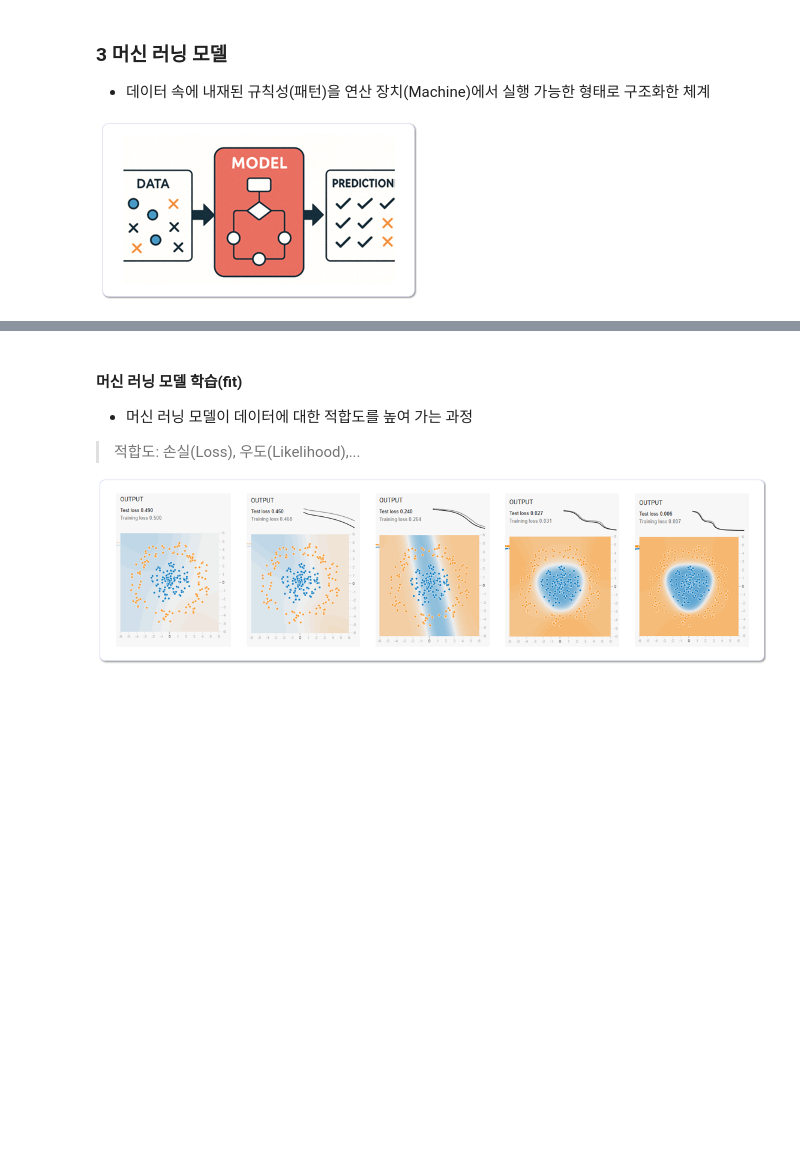
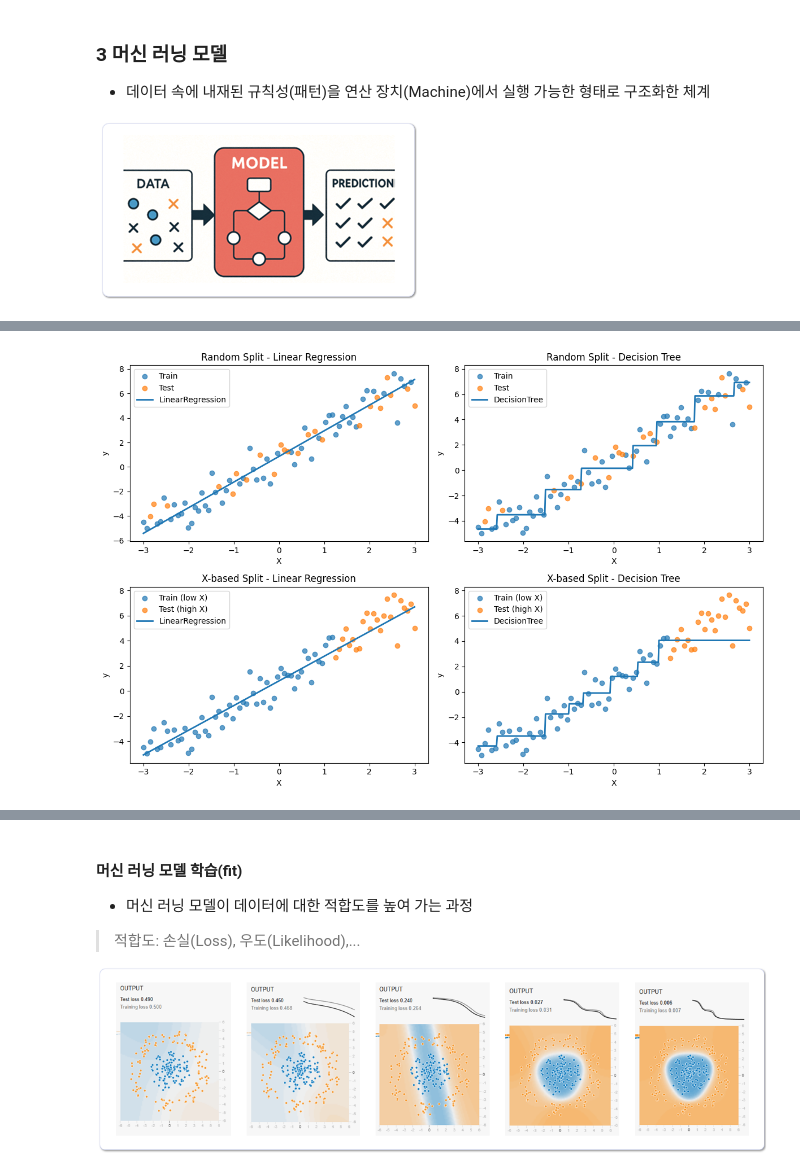
Before and after one commit to sunkusun9/DS_Lv3_elearning, a Jupyter notebook: 11. 머신 러닝.ipynb, the cells around one changed output, grey strips where cells are left out. Saved outputs shown, nothing was run; the diff lists cells and outputs as text; code cells hidden in the pictures; blank space fills up the shorter version.

```diff
--- a/11. 머신 러닝.ipynb
+++ b/11. 머신 러닝.ipynb
@@ -101,0 +228,47 @@ df_berry.head()
+# %%
+plt.figure(figsize=(12, 8))
+
+# ------------------ (1) 랜덤 분할 — Linear Regression ------------------
+plt.subplot(2, 2, 1)
+plt.scatter(X_train_rand_a, y_train_rand_a, label="Train", alpha=0.7)
+plt.scatter(X_test_rand_a, y_test_rand_a, label="Test", alpha=0.7)
+plt.plot(X_plot_a, y_pred_rand_lin_a, label="LinearRegression", linewidth=2)
+plt.title("Random Split - Linear Regression")
+plt.xlabel("X")
+plt.ylabel("y")
+plt.legend()
+
+# ------------------ (2) 랜덤 분할 — Decision Tree ------------------
+plt.subplot(2, 2, 2)
+plt.scatter(X_train_rand_a, y_train_rand_a, label="Train", alpha=0.7)
+plt.scatter(X_test_rand_a, y_test_rand_a, label="Test", alpha=0.7)
+plt.plot(X_plot_a, y_pred_rand_tree_a, label="DecisionTree", linewidth=2)
+plt.title("Random Split - Decision Tree")
+plt.xlabel("X")
+plt.ylabel("y")
+plt.legend()
+
+# ------------------ (3) X 기준 분할 — Linear Regression ------------------
+plt.subplot(2, 2, 3)
+plt.scatter(X_train_x_a, y_train_x_a, label="Train (low X)", alpha=0.7)
+plt.scatter(X_test_x_a, y_test_x_a, label="Test (high X)", alpha=0.7)
+plt.plot(X_plot_a, y_pred_x_lin_a, label="LinearRegression", linewidth=2)
+plt.title("X-based Split - Linear Regression")
+plt.xlabel("X")
+plt.ylabel("y")
+plt.legend()
+
+# ------------------ (4) X 기준 분할 — Decision Tree ------------------
+plt.subplot(2, 2, 4)
+plt.scatter(X_train_x_a, y_train_x_a, label="Train (low X)", alpha=0.7)
+plt.scatter(X_test_x_a, y_test_x_a, label="Test (high X)", alpha=0.7)
+plt.plot(X_plot_a, y_pred_x_tree_a, label="DecisionTree", linewidth=2)
+plt.title("X-based Split - Decision Tree")
+plt.xlabel("X")
+plt.ylabel("y")
+plt.legend()
+
+plt.tight_layout()
+plt.show()
+# %% [output]
+[figure, added]
```
Also changed, not shown: parts of 13 cells of this notebook, 1 other file.
